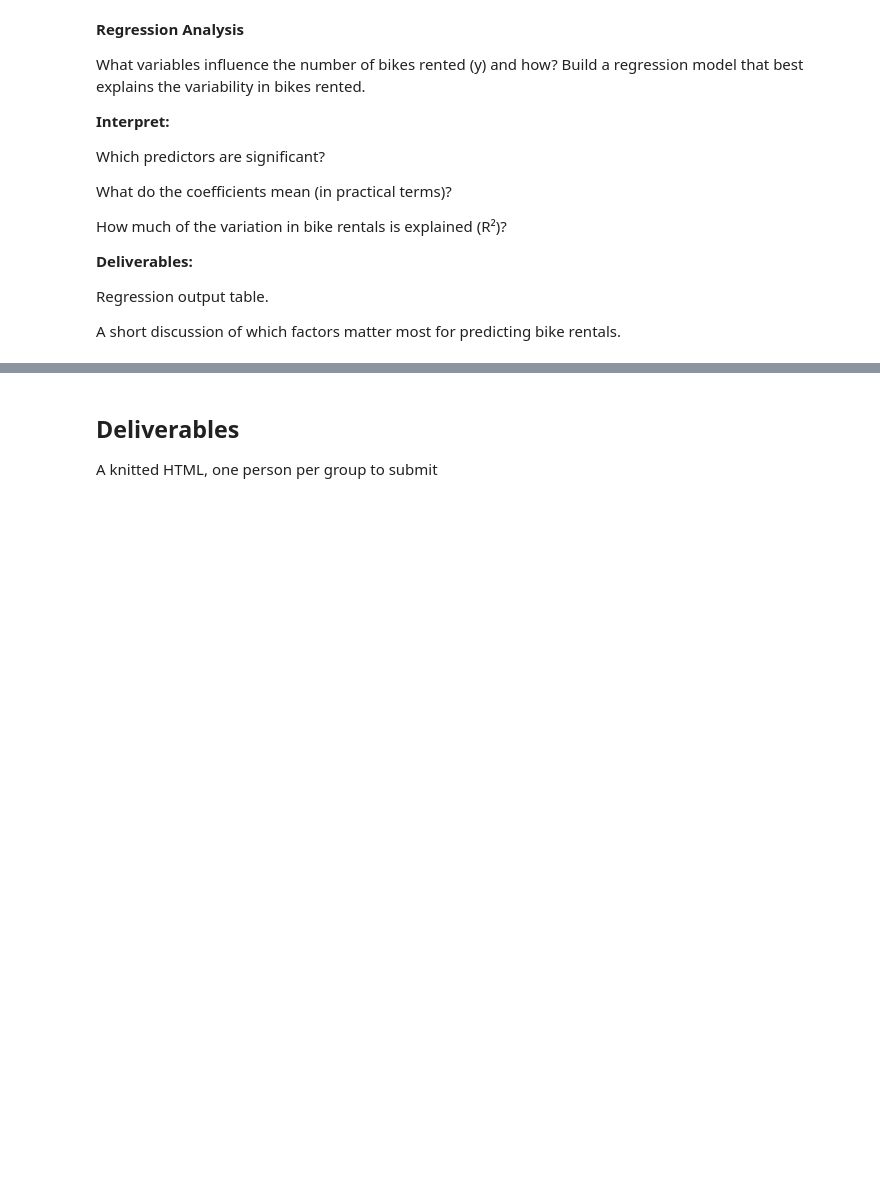
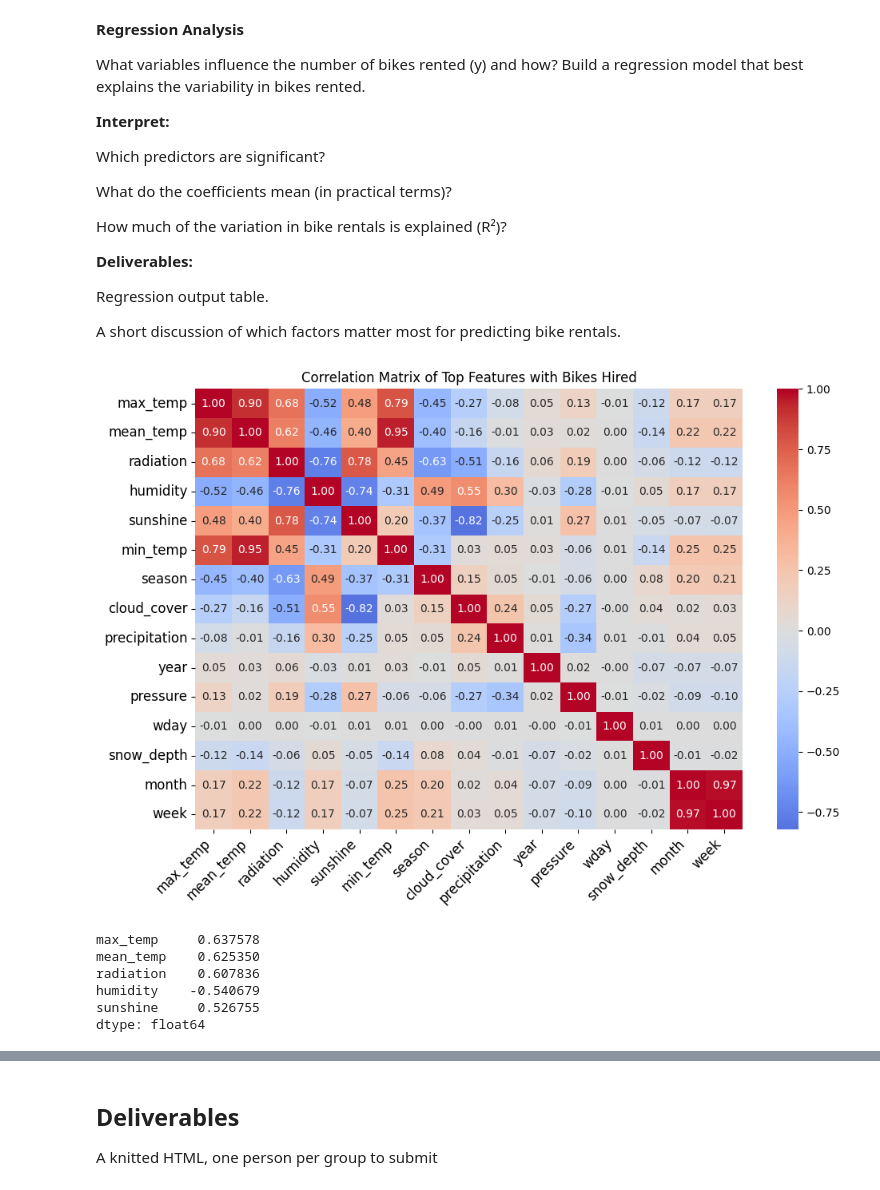
Before and after one commit to VitosTamas271/Analytics-through-coding-in-class, a Jupyter notebook: Session_3/Group_Project.ipynb, the cells around one changed output, grey strips where cells are left out. Drawn from its saved outputs; the diff is of its cells as text; code cells hidden in the pictures; blank space fills up the shorter version.

```diff
--- a/Session_3/Group_Project.ipynb
+++ b/Session_3/Group_Project.ipynb
@@ -362,4 +362,34 @@ Regression output table.
 
 A short discussion of which factors matter most for predicting bike rentals.
 # %%
-### Your code goes here
+numeric_cols = london_bike_copy.select_dtypes(include=['number'])
+features = [col for col in numeric_cols.columns if col != 'bikes_hired']
+correlations = numeric_cols[features].corrwith(numeric_cols['bikes_hired']).abs().sort_values(ascending=False)
+top_features = correlations.index.tolist()
+corr_matrix = london_bike_copy[top_features].corr()
+
+plt.figure(figsize=(10, 7))
+sns.heatmap(corr_matrix, annot=True, fmt='.2f', cmap='coolwarm', center=0)
+plt.title('Correlation Matrix of Top Features with Bikes Hired')
+plt.xticks(rotation=45, ha='right', fontsize = 12)
+plt.yticks(rotation=0, fontsize = 12)
+plt.tight_layout()
+plt.show()
+# %% [output]
+[figure, added]
+# %%
+# Compute correlations of all numeric features with bikes_hired
+numeric_cols = london_bike_copy.select_dtypes(include=["number"])
+features = [col for col in numeric_cols.columns if col != "bikes_hired"]
+correlations = numeric_cols[features].corrwith(numeric_cols["bikes_hired"]).sort_values(key=abs, ascending=False)
+
+# Top 5 strongest correlations
+top5 = correlations.head(5)
+top5
+# %% [output]
+max_temp     0.637578
+mean_temp    0.625350
+radiation    0.607836
+humidity    -0.540679
+sunshine     0.526755
+dtype: float64
```
Also changed, not shown: parts of 3 cells of this notebook.
